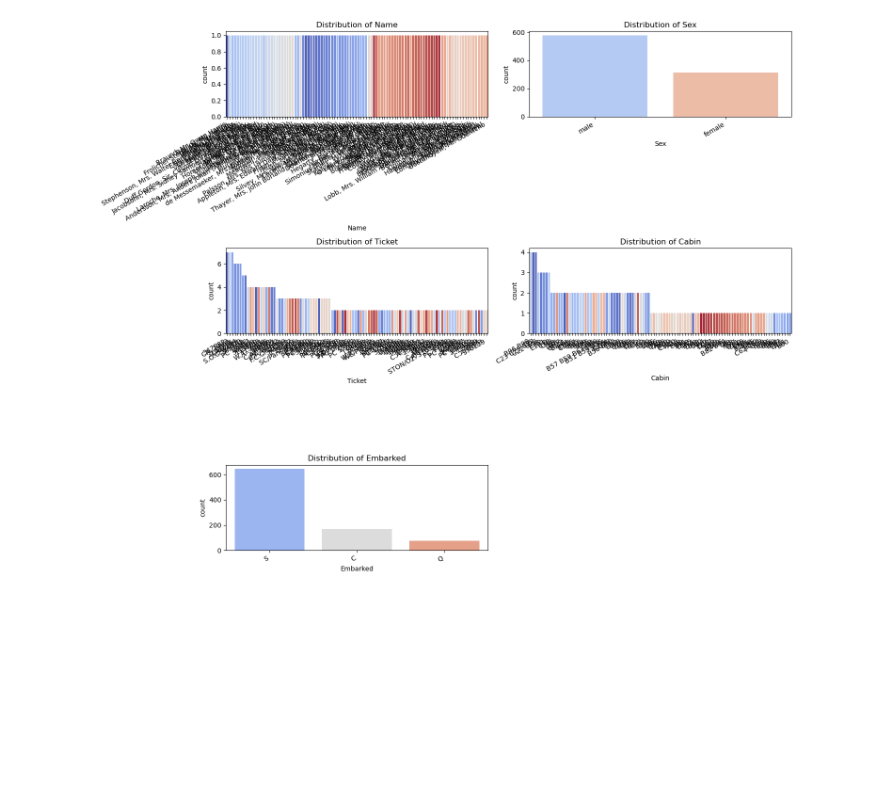
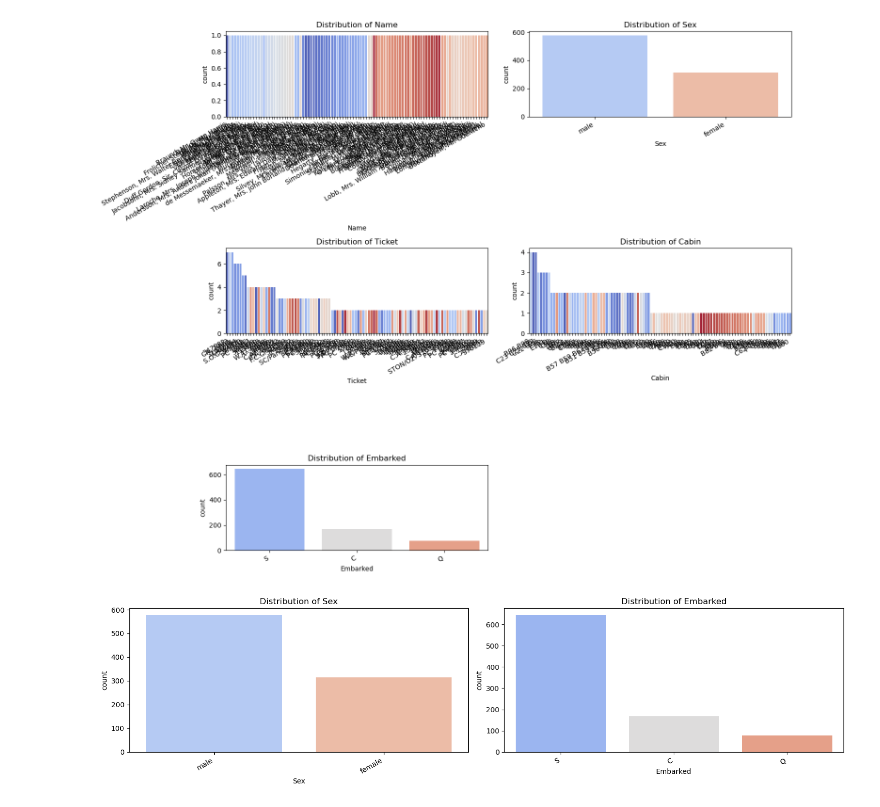
Before and after one commit to ilanrosc/titanic-kaggle-competition, a Jupyter notebook: notebooks/1_EDA.ipynb, the cells around one changed output. Cells and saved outputs as stored; diff of their text form; code cells hidden in the pictures; blank space fills up the shorter version.

```diff
--- a/notebooks/1_EDA.ipynb
+++ b/notebooks/1_EDA.ipynb
@@ -80,3 +80,7 @@ from scripts.eda import summarize_data, plot_distributions, plot_categorical_dis
 plot_categorical_distributions(df, layout="single")
 # %% [output]
 [figure]
+# %%
+plot_categorical_distributions(df, selected_columns=["Sex", "Embarked"], layout="single")
+# %% [output]
+[figure, added]
```
Also changed, not shown: parts of 3 cells of this notebook, 1 other file.
